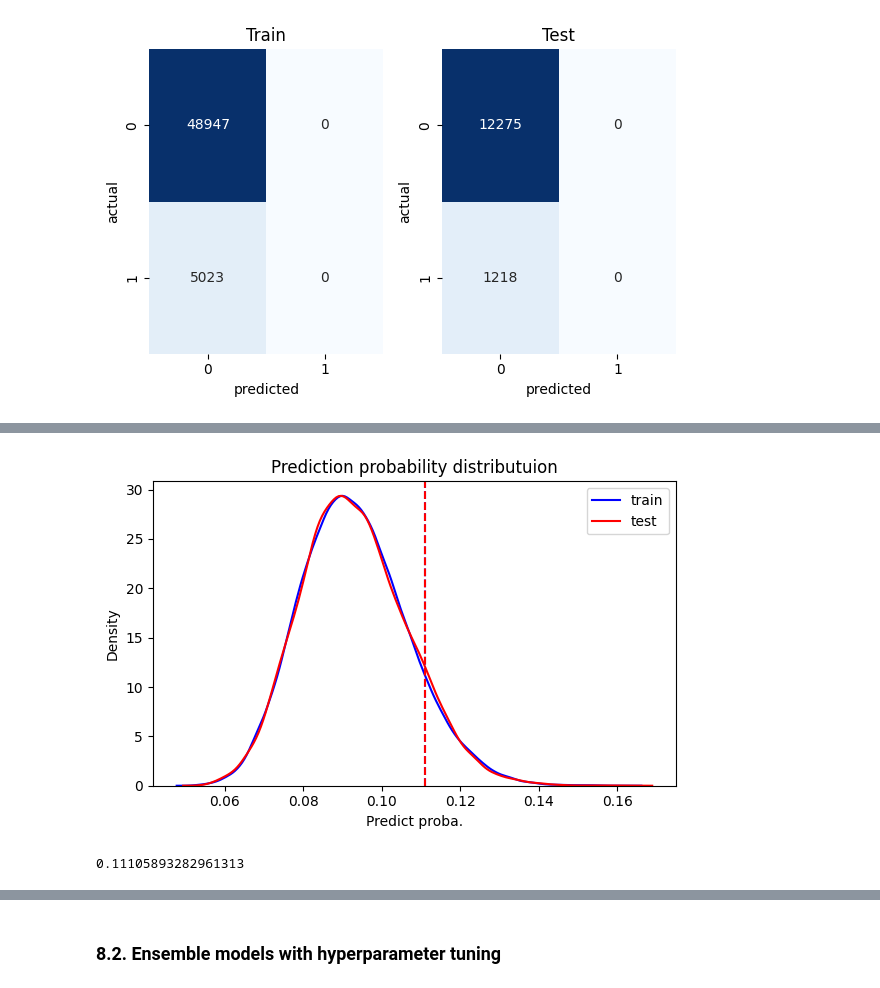
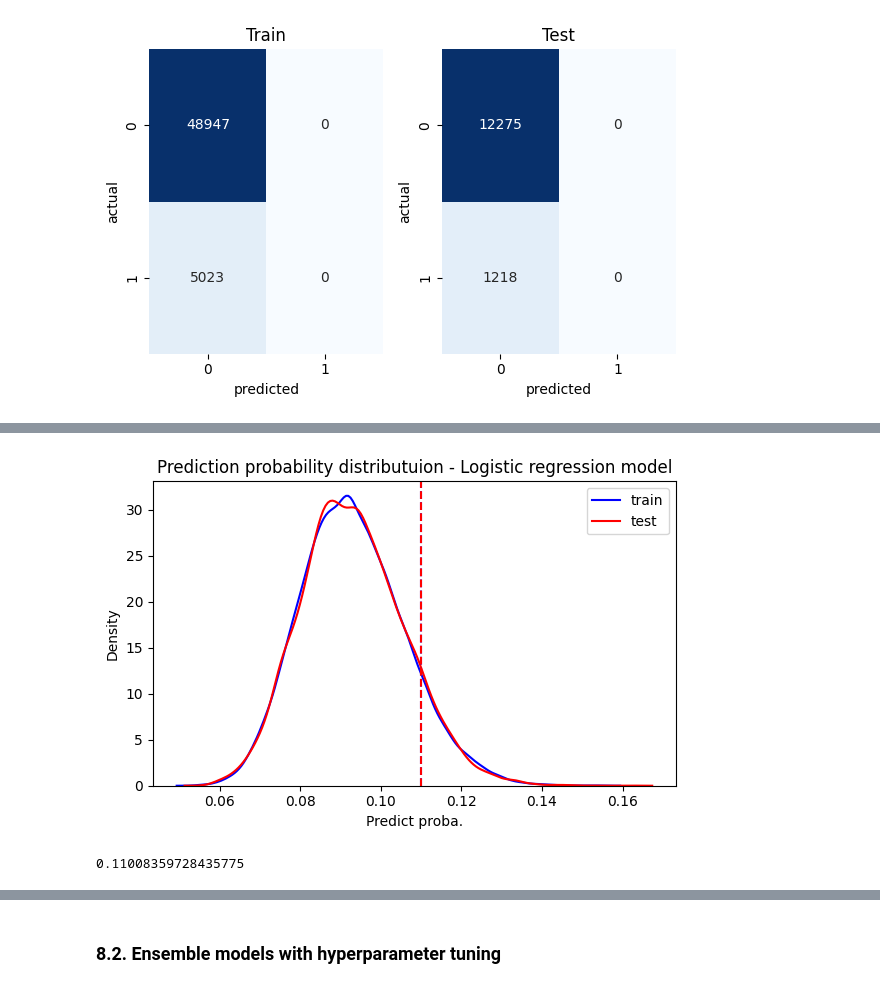
Before and after one commit to MiaHenstridge/bank_loan_defaulter_prediction_deloitte_hackathon, a Jupyter notebook: final_project_data_transformation_v2.ipynb, the cells around one changed output, grey strips where cells are left out. Saved outputs shown, nothing was run; the diff lists cells and outputs as text; code cells hidden in the pictures.

Commit message:
added final model and preprocessing pipeline

```diff
--- a/final_project_data_transformation_v2.ipynb
+++ b/final_project_data_transformation_v2.ipynb
@@ -930,11 +917,11 @@ lr = LogisticRegression(C=1.0, max_iter=300, random_state=42)
 sel = SmartCorrelatedSelection(
     variables=None, # if none, selector examines all numerical variables
     method="pearson",
-    threshold=0.8,
+    threshold=0.5,    # (absolute) correlation coefficient threshold
     missing_values="raise",
     selection_method="model_performance",
     estimator=lr,
-    scoring="roc_auc",
+    scoring="neg_log_loss",
     cv=3,
 )
 
@@ -1019,29 +1018,29 @@ plt.show()
 # %%
 # plot the distribution of preidiction prob on the train and test set
 train_pred_proba = lr.predict_proba(X_train)[:, 1]
 test_pred_proba = lr.predict_proba(X_test)[:, 1]
 
 fig, ax = plt.subplots(figsize=(6, 4))
 
 sns.kdeplot(train_pred_proba, color='b', fill=False, alpha=1, label='train', ax=ax)
 sns.kdeplot(test_pred_proba, color='r', fill=False, alpha=1, label='test', ax=ax)
 
 # Calculate the 90th quantile of the prediction probabilities
 train_quantile_90 = np.quantile(train_pred_proba, 0.90)
-test_quantile_90 = np.quantile(train_pred_proba, 0.90)
+test_quantile_90 = np.quantile(test_pred_proba, 0.90)
 
 # Add vertical line at the 10th quantile
 ax.axvline(train_quantile_90, color='b', linestyle='--')
 ax.axvline(test_quantile_90, color='r', linestyle='--')
 
 ax.set_xlabel('Predict proba.')
 ax.set_ylabel('Density')
-ax.set_title('Prediction probability distributuion')
+ax.set_title('Prediction probability distributuion - Logistic regression model')
 ax.legend()
 plt.tight_layout()
 plt.show()
 
 print(train_quantile_90)
 # %% [output]
-[figure, old version]
+[figure, new version]
-0.11105893282961313
+0.11008359728435775
```
Also changed, not shown: parts of 23 cells of this notebook, 7 other files.
